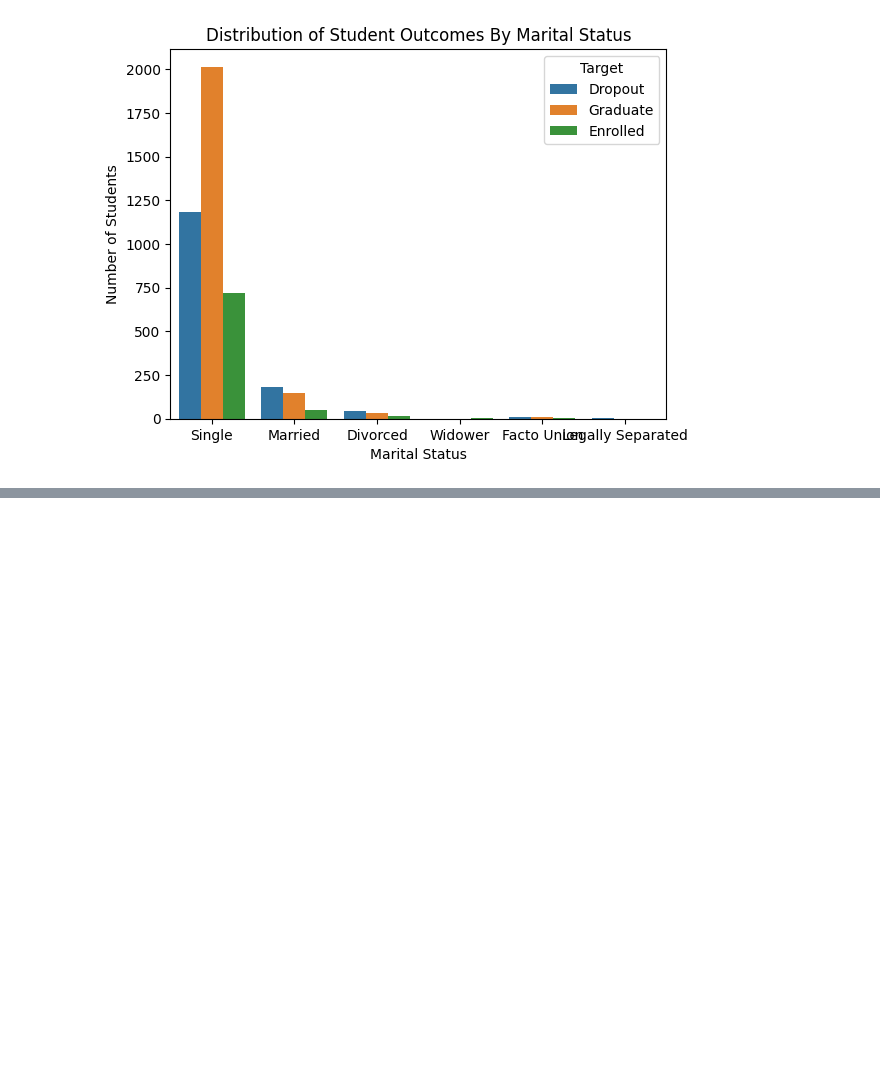
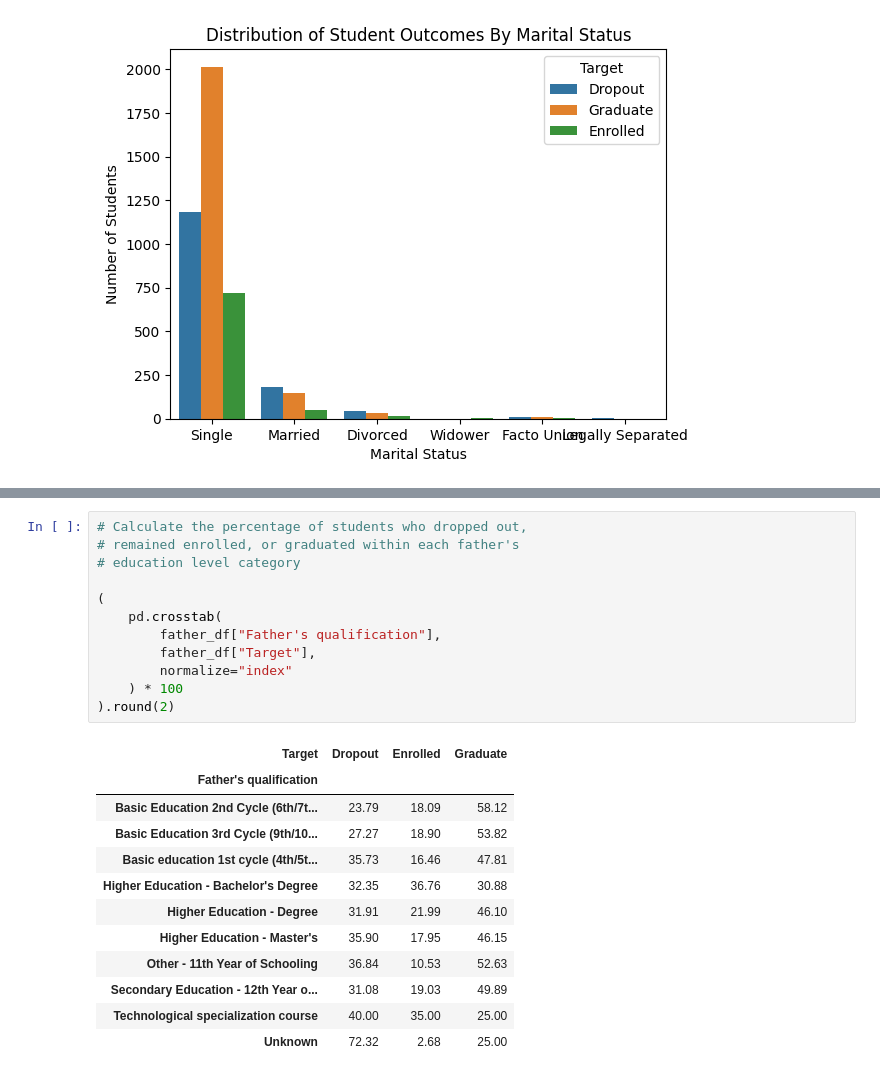
Before and after one commit to atile4/math-9-final-project, a Jupyter notebook: notebooks/notebook_02.ipynb, the cells around one changed output, grey strips where cells are left out. Drawn from its saved outputs; the diff is of its cells as text; blank space fills up the shorter version.

```diff
--- a/notebooks/notebook_02.ipynb
+++ b/notebooks/notebook_02.ipynb
@@ -153,0 +281,25 @@ plt.show()
+# %%
+# Calculate the percentage of students who dropped out,
+# remained enrolled, or graduated within each father's
+# education level category
+
+(
+    pd.crosstab(
+        father_df["Father's qualification"],
+        father_df["Target"],
+        normalize="index"
+    ) * 100
+).round(2)
+# %% [output]
+| Target | Dropout | Enrolled | Graduate |
+| Father's qualification |  |  |  |
+| Basic Education 2nd Cycle (6th/7t... | 23.79 | 18.09 | 58.12 |
+| Basic Education 3rd Cycle (9th/10... | 27.27 | 18.90 | 53.82 |
+| Basic education 1st cycle (4th/5t... | 35.73 | 16.46 | 47.81 |
+| Higher Education - Bachelor's Degree | 32.35 | 36.76 | 30.88 |
+| Higher Education - Degree | 31.91 | 21.99 | 46.10 |
+| Higher Education - Master's | 35.90 | 17.95 | 46.15 |
+| Other - 11th Year of Schooling | 36.84 | 10.53 | 52.63 |
+| Secondary Education - 12th Year o... | 31.08 | 19.03 | 49.89 |
+| Technological specialization course | 40.00 | 35.00 | 25.00 |
+| Unknown | 72.32 | 2.68 | 25.00 |
```
Also changed, not shown: parts of 15 cells of this notebook.
